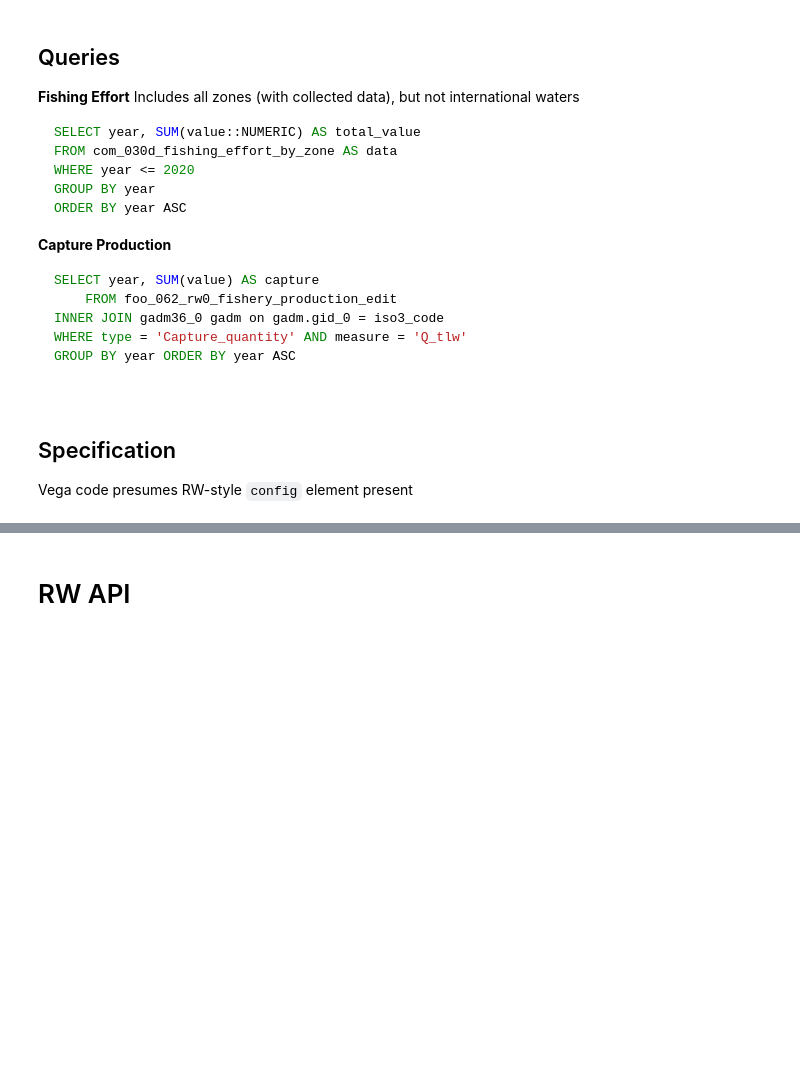
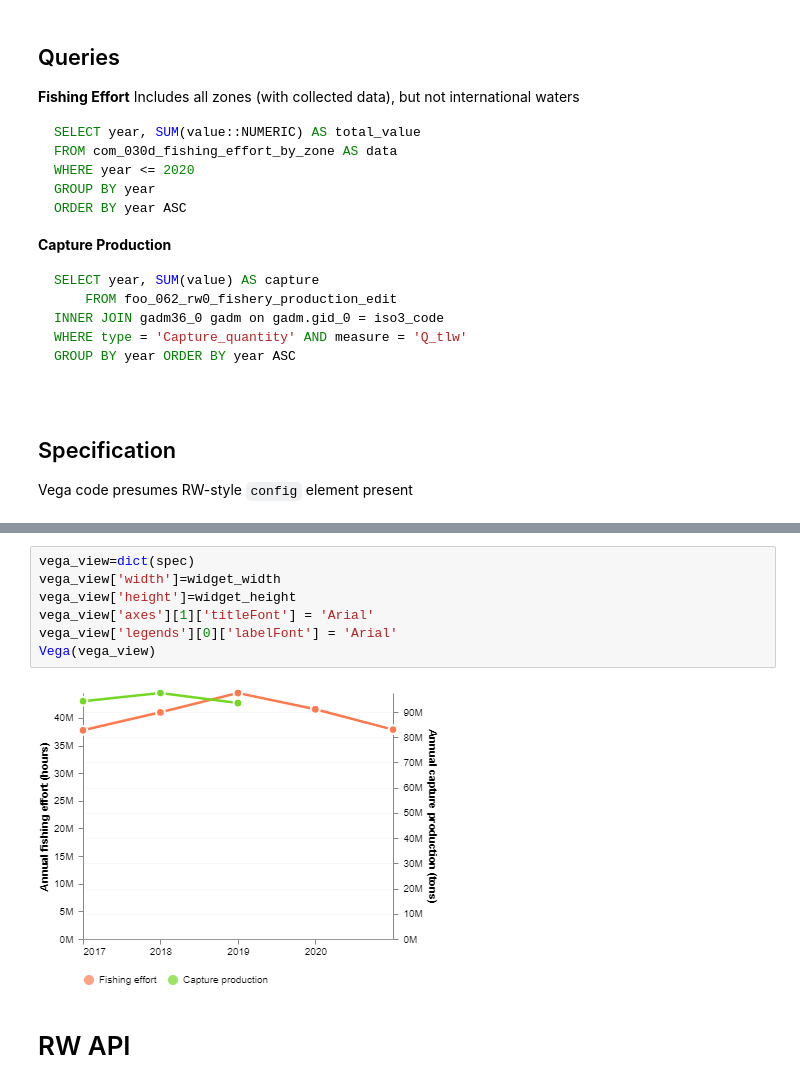
Before and after one commit to resource-watch/ocean-watch-data, a Jupyter notebook: widgets/com_030d_fishing_effort/fishing-effort_production_visualization.ipynb, the cells around one changed output, grey strips where cells are left out. Cells and saved outputs as stored; diff of their text form; blank space fills up the shorter version.

```diff
--- a/widgets/com_030d_fishing_effort/fishing-effort_production_visualization.ipynb
+++ b/widgets/com_030d_fishing_effort/fishing-effort_production_visualization.ipynb
@@ -582,3 +879,12 @@ Vega(vega_view)
+# %%
+vega_view=dict(spec)
+vega_view['width']=widget_width
+vega_view['height']=widget_height
+vega_view['axes'][1]['titleFont'] = 'Arial'
+vega_view['legends'][0]['labelFont'] = 'Arial'
+Vega(vega_view)
+# %% [output]
+[figure, added]
 # %% [markdown]
 # RW API
 # %% [markdown]
```
Also changed, not shown: parts of 9 cells of this notebook, 2 other files.
